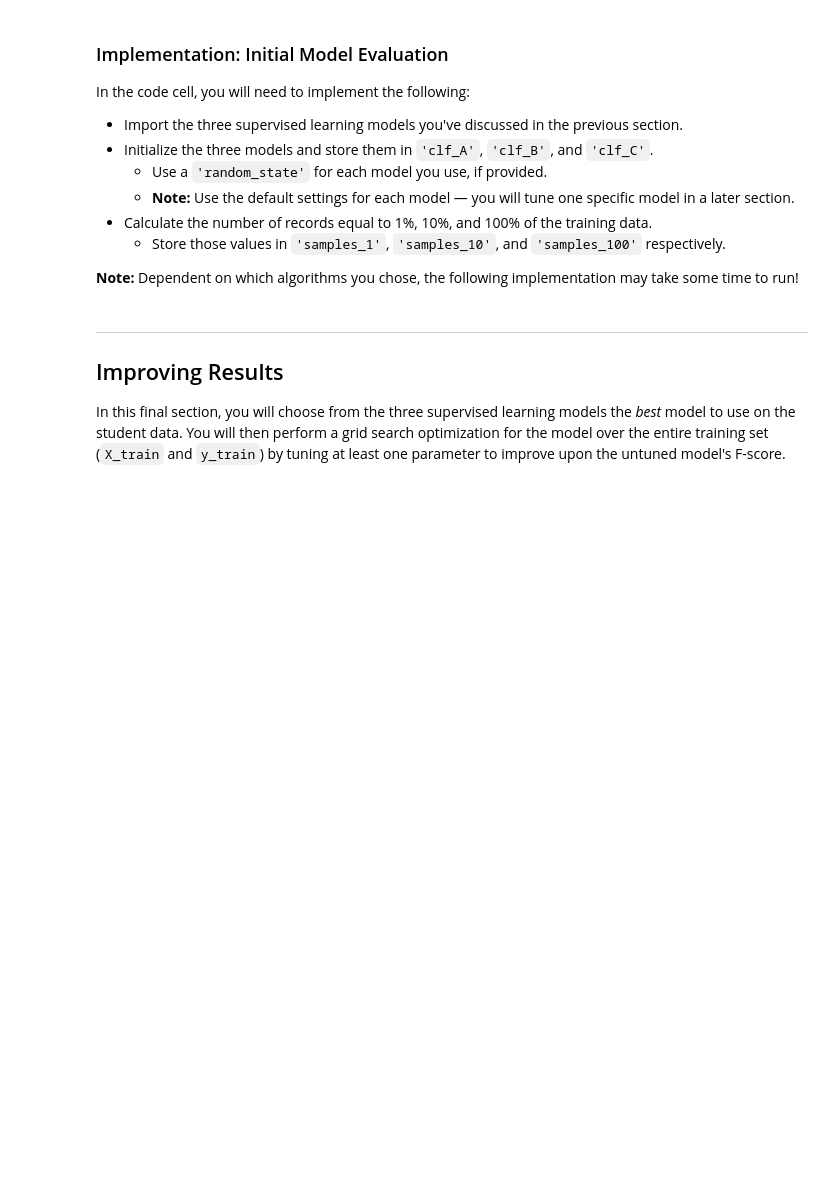
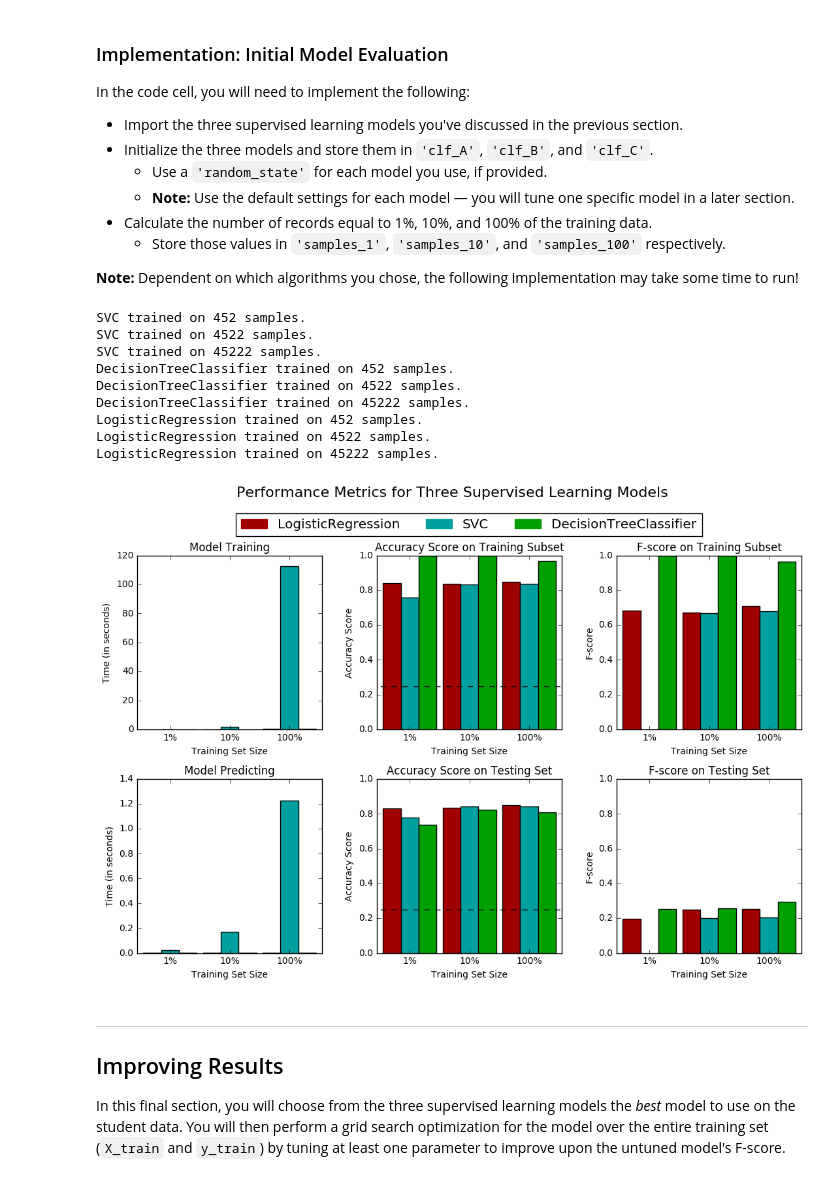
Before and after one commit to dhrumil24patel/machine-learning-nd, a Jupyter notebook: projects/finding_donors/finding_donors.ipynb, the cells around one changed output. Cells and saved outputs as stored; diff of their text form; code cells hidden in the pictures; blank space fills up the shorter version.

Commit message:
Finding-donor: trained 3 different models

```diff
--- a/projects/finding_donors/finding_donors.ipynb
+++ b/projects/finding_donors/finding_donors.ipynb
@@ -301,6 +300,7 @@ In the code block below, you will need to implement the following:
    - Make sure that you set the `beta` parameter!
 # %%
 # TODO: Import two metrics from sklearn - fbeta_score and accuracy_score
+from sklearn.metrics import fbeta_score, accuracy_score, recall_score
 
 def train_predict(learner, sample_size, X_train, y_train, X_test, y_test):
     '''
@@ -314,36 +314,37 @@ def train_predict(learner, sample_size, X_train, y_train, X_test, y_test):
     '''
 
     results = {}
+    beta = 0.5
 
     # TODO: Fit the learner to the training data using slicing with 'sample_size'
     start = time() # Get start time
-    learner = None
+    learner = learner.fit(X_train.iloc[:sample_size].as_matrix(), list(y_train.iloc[0:sample_size]))
     end = time() # Get end time
 
     # TODO: Calculate the training time
-    results['train_time'] = None
+    results['train_time'] = end-start
 
     # TODO: Get the predictions on the test set,
     #       then get predictions on the first 300 training samples
     start = time() # Get start time
-    predictions_test = None
-    predictions_train = None
+    predictions_test = learner.predict(X_test.iloc[:300].as_matrix())
+    predictions_train = learner.predict(X_train.iloc[:300].as_matrix())
     end = time() # Get end time
 
     # TODO: Calculate the total prediction time
-    results['pred_time'] = None
+    results['pred_time'] = end - start
 
     # TODO: Compute accuracy on the first 300 training samples
-    results['acc_train'] = None
+    results['acc_train'] = accuracy_score(list(y_train.iloc[:300]), list(predictions_train))
 
     # TODO: Compute accuracy on test set
-    results['acc_test'] = None
+    results['acc_test'] = accuracy_score(list(y_test.iloc[:300]), list(predictions_test))
 
     # TODO: Compute F-score on the the first 300 training samples
-    results['f_train'] = None
+    results['f_train'] = fbeta_score(list(y_train.iloc[:300]), list(predictions_train),beta=beta)
 
     # TODO: Compute F-score on the test set
-    results['f_test'] = None
+    results['f_test'] = fbeta_score(list(y_train.iloc[:300]), list(predictions_test),beta=beta)
 
     # Success
     print "{} trained on {} samples.".format(learner.__class__.__name__, sample_size)
@@ -363,28 +364,42 @@ In the code cell, you will need to implement the following:
 **Note:** Dependent on which algorithms you chose, the following implementation may take some time to run!
 # %%
 # TODO: Import the three supervised learning models from sklearn
+from sklearn import svm
+from sklearn.tree import DecisionTreeClassifier
+from sklearn import linear_model, datasets
 
 # TODO: Initialize the three models
-clf_A = None
-clf_B = None
-clf_C = None
+clf_A = svm.SVC(random_state=42)
+clf_B = DecisionTreeClassifier(random_state=42)
+clf_C = linear_model.LogisticRegression(random_state=42)
 
 # TODO: Calculate the number of samples for 1%, 10%, and 100% of the training data
-samples_1 = None
-samples_10 = None
-samples_100 = None
+samples_1 = int(0.01 * n_records)
+samples_10 = int(0.1 * n_records)
+samples_100 = n_records
 
 # Collect results on the learners
 results = {}
 for clf in [clf_A, clf_B, clf_C]:
     clf_name = clf.__class__.__name__
     results[clf_name] = {}
     for i, samples in enumerate([samples_1, samples_10, samples_100]):
         results[clf_name][i] = \
         train_predict(clf, samples, X_train, y_train, X_test, y_test)
 
 # Run metrics visualization for the three supervised learning models chosen
 vs.evaluate(results, accuracy, fscore)
+# %% [output]
+SVC trained on 452 samples.
+SVC trained on 4522 samples.
+SVC trained on 45222 samples.
+DecisionTreeClassifier trained on 452 samples.
+DecisionTreeClassifier trained on 4522 samples.
+DecisionTreeClassifier trained on 45222 samples.
+LogisticRegression trained on 452 samples.
+LogisticRegression trained on 4522 samples.
+LogisticRegression trained on 45222 samples.
+[figure, added]
 # %% [markdown]
 ----
 ## Improving Results
```
Also changed, not shown: parts of 1 cell of this notebook.
